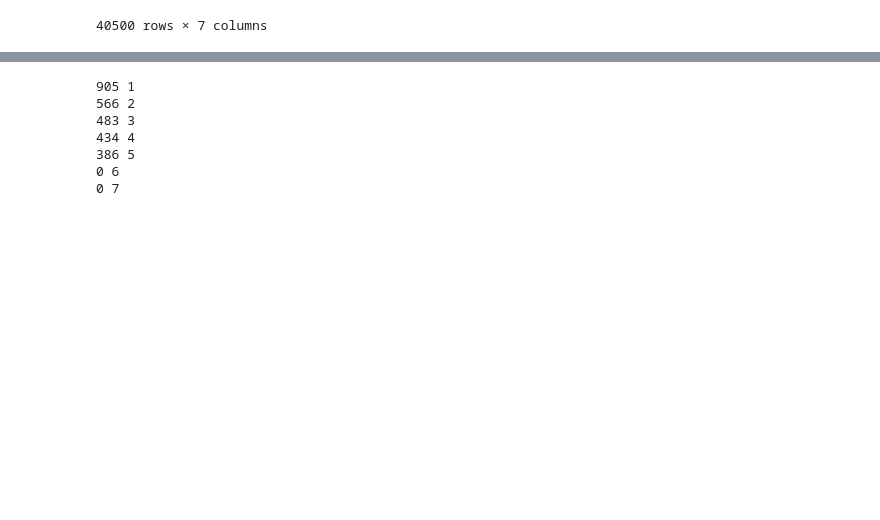
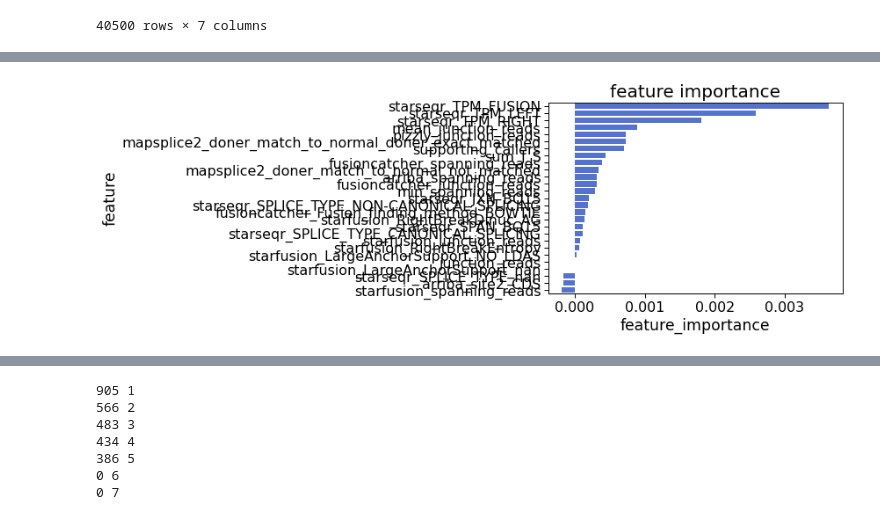
Before and after one commit to olopade-lab/fusion-ensembler, a Jupyter notebook: notebooks/polyfuse-50.ipynb, the cells around one changed output, grey strips where cells are left out. Saved outputs shown, nothing was run; the diff lists cells and outputs as text; code cells hidden in the pictures; blank space fills up the shorter version.

```diff
--- a/notebooks/polyfuse-50.ipynb
+++ b/notebooks/polyfuse-50.ipynb
@@ -165,0 +174,45 @@ fit models in 1259.9s
+# %%
+# adapted from: https://github.com/erykml/medium_articles/blob/master/Machine%20Learning/feature_importance.ipynb
+def imp_df(column_names, importances):
+    df = pd.DataFrame({'feature': column_names,
+                       'feature_importance': importances}) \
+           .sort_values('feature_importance', ascending = False) \
+           .reset_index(drop = True)
+    return df
+
+# plotting a feature importance dataframe (horizontal barchart)
+def var_imp_plot(imp_df, title):
+    imp_df.columns = ['feature', 'feature_importance']
+    sns.barplot(x = 'feature_importance', y = 'feature', data = imp_df, orient = 'h', color = 'royalblue') \
+       .set_title(title, fontsize = 14)
+# %%
+
+from sklearn.base import clone
+
+def drop_col_feat_imp(model, X_train, y_train, random_state = 42):
+
+    # clone the model to have the exact same specification as the one initially trained
+    model_clone = clone(model)
+    # set random_state for comparability
+    model_clone.random_state = random_state
+    # training and scoring the benchmark model
+    model_clone.fit(X_train, y_train)
+    benchmark_score = model_clone.score(X_train, y_train)
+    # list for storing feature importances
+    importances = []
+
+    # iterating over all columns and storing feature importance (difference between benchmark and new model)
+    for col in X_train.columns:
+        model_clone = clone(model)
+        model_clone.random_state = random_state
+        model_clone.fit(X_train.drop(col, axis = 1), y_train)
+        drop_col_score = model_clone.score(X_train.drop(col, axis = 1), y_train)
+        importances.append(benchmark_score - drop_col_score)
+
+    importances_df = imp_df(X_train.columns, importances)
+    return importances_df
+
+drop_imp = drop_col_feat_imp(classifier, x_train[features], y_train)
+var_imp_plot(drop_imp, 'feature importance')
+# %% [output]
+[figure, added]
```
Also changed, not shown: parts of 15 cells of this notebook, 2 other files.
